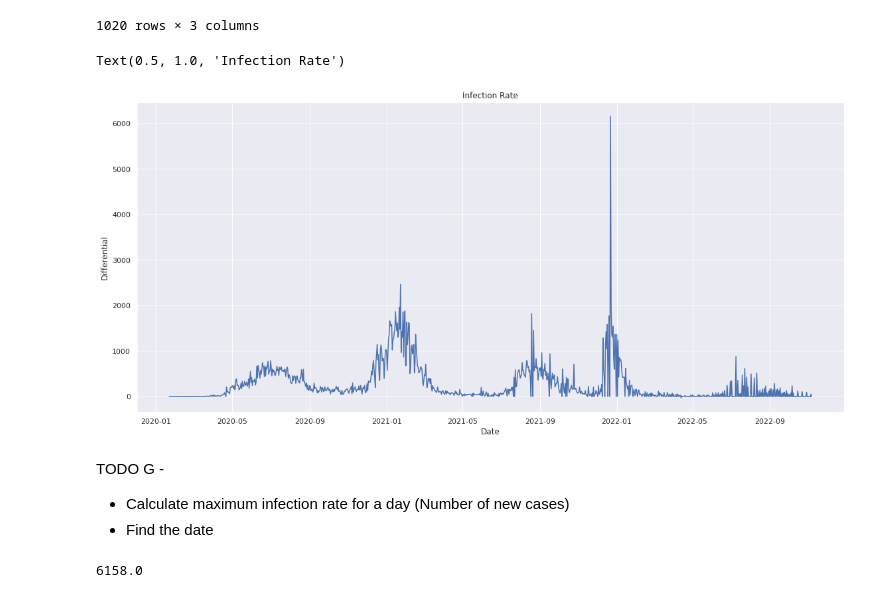
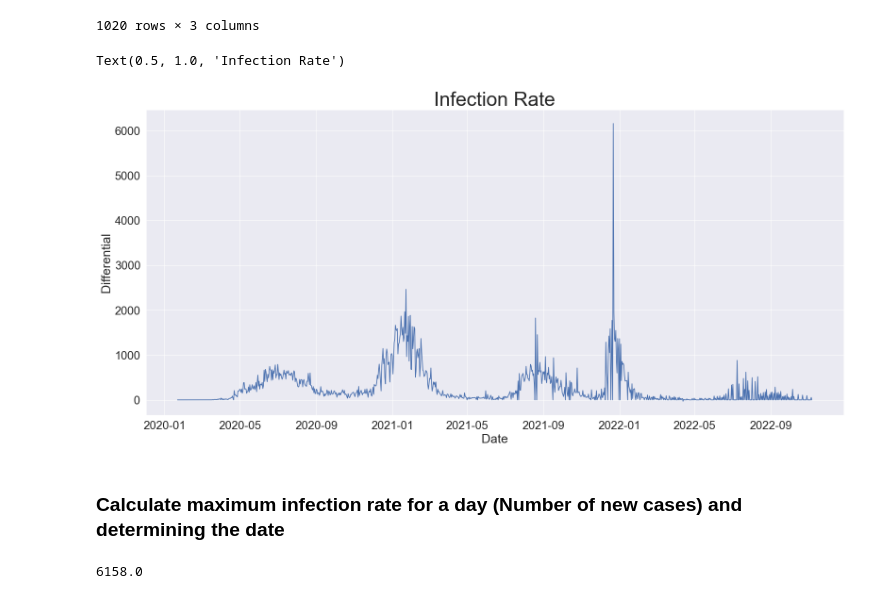
Before and after one commit to Yusufteppei/Nigeria-COVID-19-Data-Analysis-Using-Python, a Jupyter notebook: covidproject.ipynb, the cells around one changed output. Cells and saved outputs as stored; diff of their text form; code cells hidden in the pictures.

```diff
--- a/covidproject.ipynb
+++ b/covidproject.ipynb
@@ -287,6 +275,7 @@ TODO A - Generate a plot that shows the Top 10 states in terms of Confirmed Covi
 top_10_lab_confirmed = nigerian_covid.sort_values('No. of Cases (Lab Confirmed)', ascending=False).head(10)
 # %%
 sns.set(rc={'figure.figsize':(11,8)})
-sns.barplot(data=top_10_lab_confirmed, y='No. of Cases (Lab Confirmed)', x='States Affected').set_title('Top 10 confirmed COVID cases in Nigeria')
+sns.set_context("paper", font_scale=2)
+sns.barplot(data=top_10_lab_confirmed, x='No. of Cases (Lab Confirmed)', y='States Affected').set_title('Top 10 confirmed COVID cases in Nigeria')
 # %% [output]
 Text(0.5, 1.0, 'Top 10 confirmed COVID cases in Nigeria')
@@ -296,6 +294,7 @@ TODO B - Generate a plot that shows the Top 10 states in terms of Discharged Cov
 # %%
 top_10_discharged = nigerian_covid.sort_values('No. Discharged', ascending=False).head(10)
 sns.set(rc={'figure.figsize':(10,6)})
-sns.barplot(data=top_10_discharged, y='No. Discharged', x='States Affected').set_title('Top 10 discharged cases in Nigeria')
+sns.set_context("paper", font_scale=2)
+sns.barplot(data=top_10_discharged, x='No. Discharged', y='States Affected').set_title('Top 10 discharged cases in Nigeria')
 # %% [output]
 Text(0.5, 1.0, 'Top 10 discharged cases in Nigeria')
@@ -305,6 +302,7 @@ TODO D - Plot the top 10 Death cases
 # %%
 top_10_discharged = nigerian_covid.sort_values('No. of Deaths', ascending=False).head(10)
 sns.set(rc={'figure.figsize':(11,8)})
-sns.barplot(data=top_10_discharged, y='No. of Deaths', x='States Affected').set_title('Top 10 COVID  death cases in Nigeria')
+sns.set_context("paper", font_scale=2.0)
+sns.barplot(data=top_10_discharged, x='No. of Deaths', y='States Affected').set_title('Top 10 COVID  death cases in Nigeria')
 # %% [output]
 Text(0.5, 1.0, 'Top 10 COVID  death cases in Nigeria')
@@ -367,14 +364,14 @@ confirmed_
 confirmed_['Infection Rate']=confirmed_['Differential']
 # %%
 sns.set(rc={'figure.figsize': (17,8)})
-sns.lineplot(data=confirmed_, x='Date', y='Differential').set_title('Infection Rate')
+
+sns.set_context("paper", font_scale=2.0)
+sns.lineplot(data=confirmed_, x='Date', y='Differential').set_title('Infection Rate', fontsize=30)
 # %% [output]
 Text(0.5, 1.0, 'Infection Rate')
-[figure, old version]
+[figure, new version]
 # %% [markdown]
-TODO G -
-* Calculate maximum infection rate for a day (Number of new cases)
-* Find the date
+### Calculate maximum infection rate for a day (Number of new cases) and determining the date
 # %%
 maximum_infection_rate = confirmed_['Differential'].max()
 maximum_infection_rate
```
Also changed, not shown: parts of 69 cells of this notebook, 1 other file.
